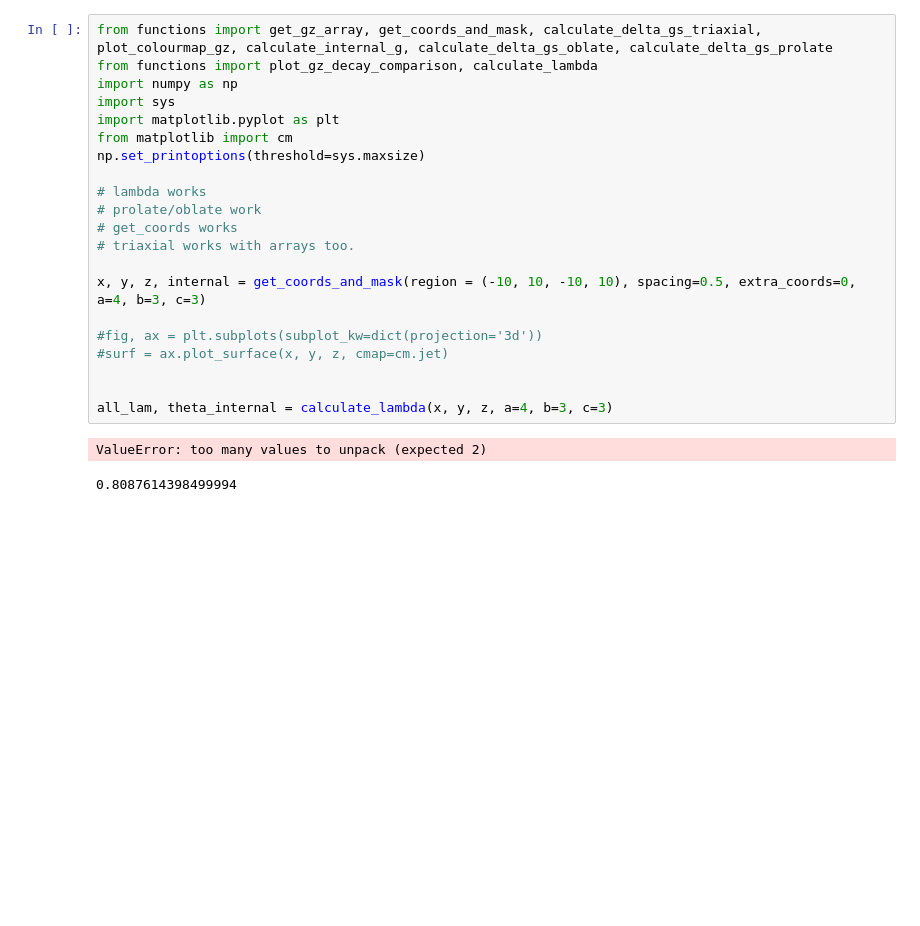
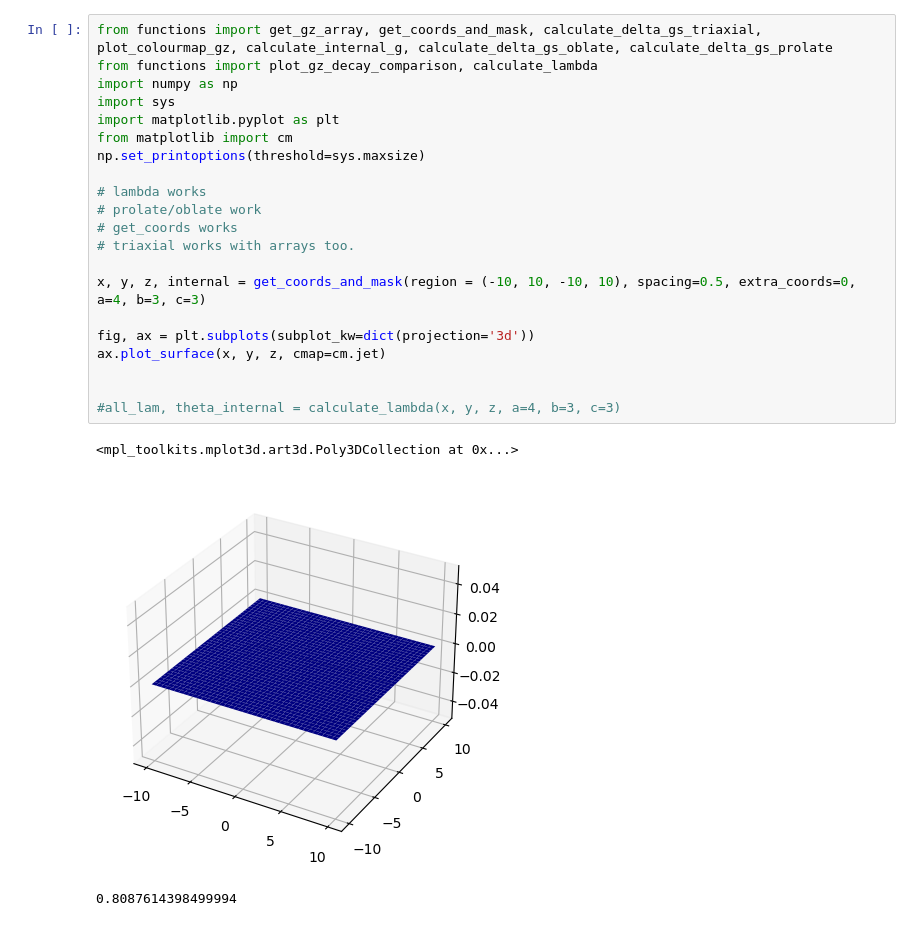
Before and after one commit to ubcgif/2025-baker-ellipsoids, a Jupyter notebook: notebooks/check_functions.ipynb, the cells around one changed output. Saved outputs shown, nothing was run; the diff lists cells and outputs as text; blank space fills up the shorter version.

```diff
--- a/notebooks/check_functions.ipynb
+++ b/notebooks/check_functions.ipynb
@@ -1,26 +1,27 @@
 # %%
 from functions import get_gz_array, get_coords_and_mask, calculate_delta_gs_triaxial, plot_colourmap_gz, calculate_internal_g, calculate_delta_gs_oblate, calculate_delta_gs_prolate
 from functions import plot_gz_decay_comparison, calculate_lambda
 import numpy as np
 import sys
 import matplotlib.pyplot as plt
 from matplotlib import cm
 np.set_printoptions(threshold=sys.maxsize)
 
 # lambda works
 # prolate/oblate work
 # get_coords works
 # triaxial works with arrays too.
 
 x, y, z, internal = get_coords_and_mask(region = (-10, 10, -10, 10), spacing=0.5, extra_coords=0, a=4, b=3, c=3)
 
-#fig, ax = plt.subplots(subplot_kw=dict(projection='3d'))
-#surf = ax.plot_surface(x, y, z, cmap=cm.jet)
+fig, ax = plt.subplots(subplot_kw=dict(projection='3d'))
+ax.plot_surface(x, y, z, cmap=cm.jet)
 
 
-all_lam, theta_internal = calculate_lambda(x, y, z, a=4, b=3, c=3)
+#all_lam, theta_internal = calculate_lambda(x, y, z, a=4, b=3, c=3)
 # %% [output]
-ValueError: too many values to unpack (expected 2)
+<mpl_toolkits.mplot3d.art3d.Poly3DCollection at 0x...>
+[figure, added]
 # %%
 # %% [output]
 0.8087614398499994
```
Also changed, not shown: 3 other files.
